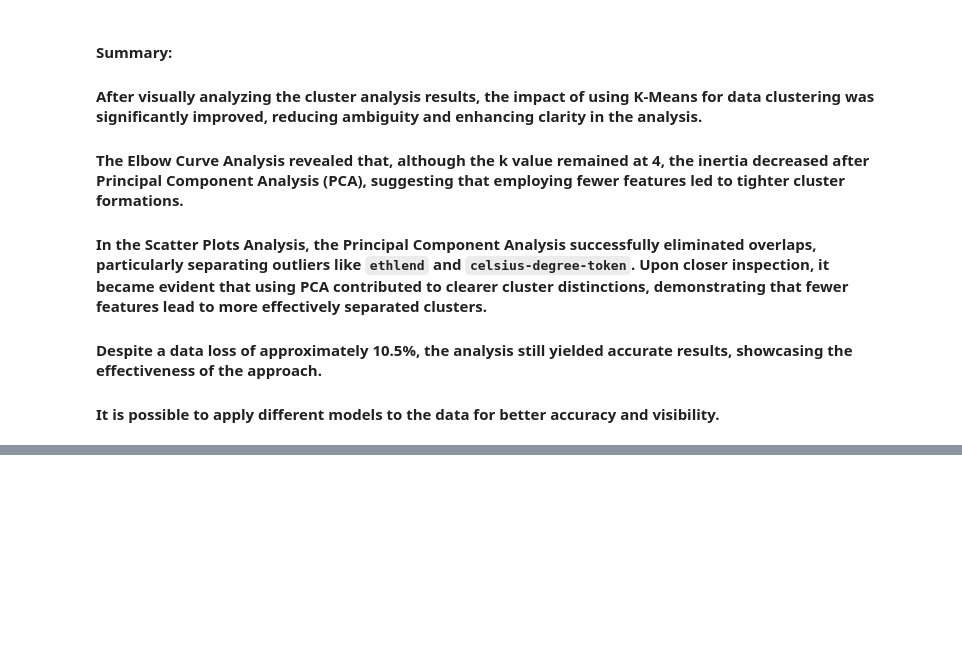
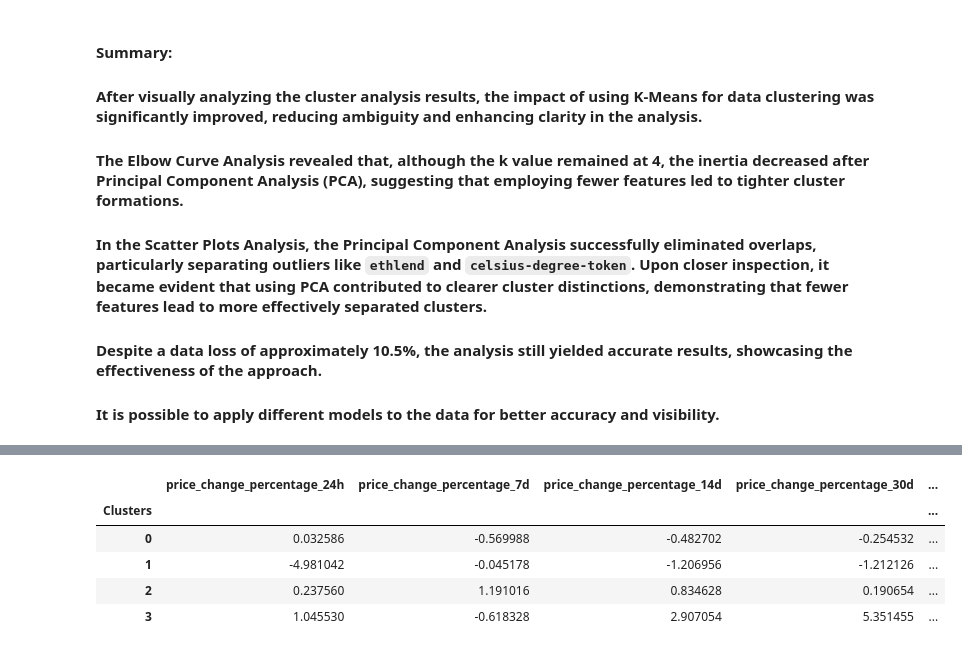
Before and after one commit to YargKlnc/CryptoClustering, a Jupyter notebook: Crypto_Clustering.ipynb, the cells around one changed output, grey strips where cells are left out. Saved outputs shown, nothing was run; the diff lists cells and outputs as text; code cells hidden in the pictures; blank space fills up the shorter version.

```diff
--- a/Crypto_Clustering.ipynb
+++ b/Crypto_Clustering.ipynb
@@ -518,0 +535,9 @@ clustered_plots
+# %%
+df_test.groupby('Clusters').mean()
+# %% [output]
+|  | price_change_percentage_24h | price_change_percentage_7d | price_change_percentage_14d | price_change_percentage_30d | ... |
+| Clusters |  |  |  |  | ... |
+| 0 | 0.032586 | -0.569988 | -0.482702 | -0.254532 | ... |
+| 1 | -4.981042 | -0.045178 | -1.206956 | -1.212126 | ... |
+| 2 | 0.237560 | 1.191016 | 0.834628 | 0.190654 | ... |
+| 3 | 1.045530 | -0.618328 | 2.907054 | 5.351455 | ... |
```
Also changed, not shown: parts of 6 cells of this notebook.
